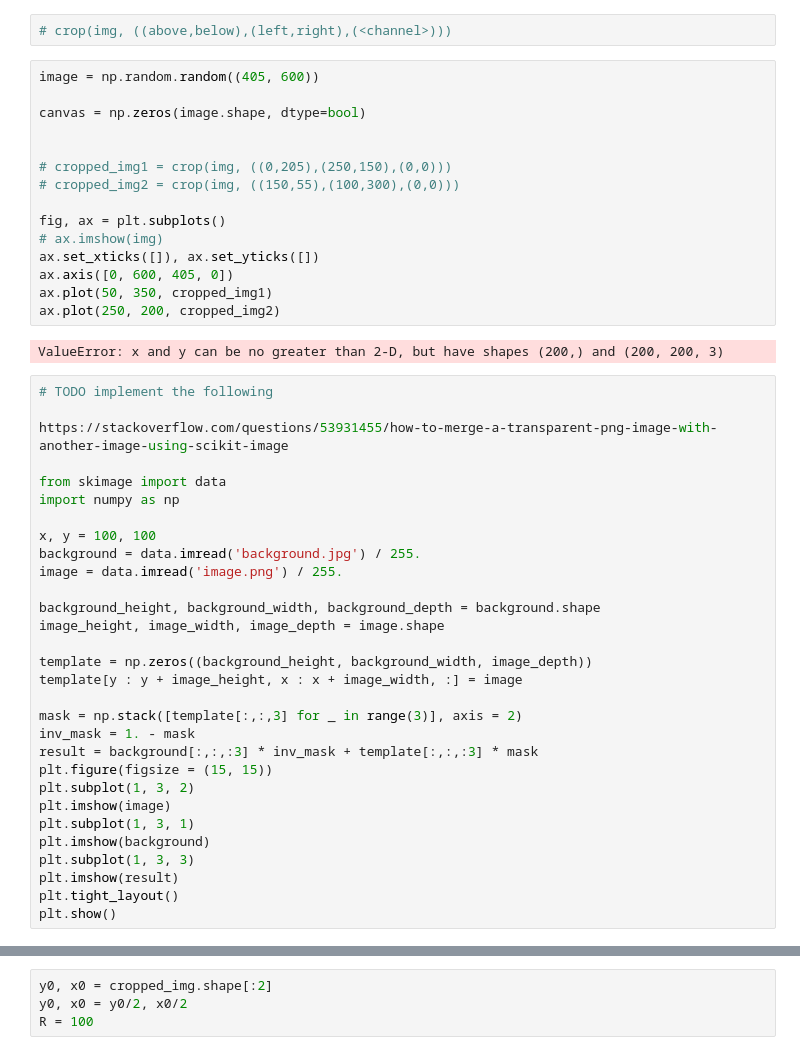
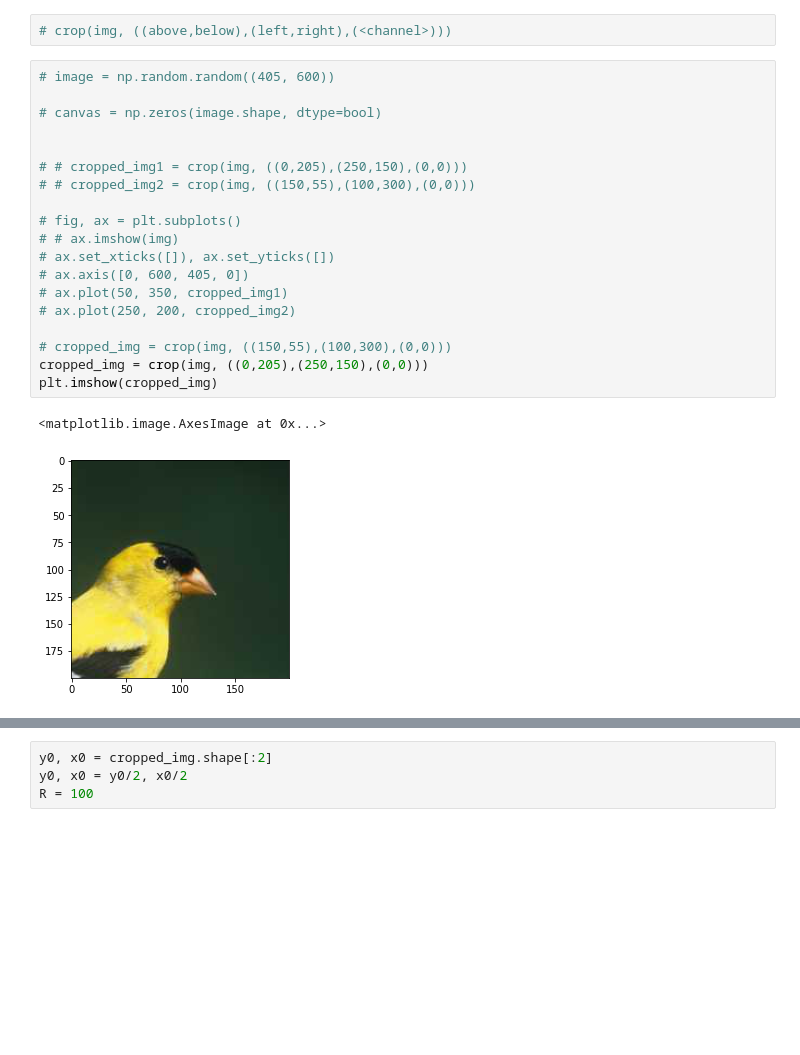
Before and after one commit to tpgmartin/inm363-individual-project, a Jupyter notebook: notebooks/Explore Image Occlusion.ipynb, the cells around one changed output, grey strips where cells are left out. Saved outputs shown, nothing was run; the diff lists cells and outputs as text; blank space fills up the shorter version.

```diff
--- a/notebooks/Explore Image Occlusion.ipynb
+++ b/notebooks/Explore Image Occlusion.ipynb
@@ -45,49 +45,24 @@ img.shape
 # %%
 # crop(img, ((above,below),(left,right),(<channel>)))
 # %%
-image = np.random.random((405, 600))
+# image = np.random.random((405, 600))
 
-canvas = np.zeros(image.shape, dtype=bool)
+# canvas = np.zeros(image.shape, dtype=bool)
 
 
-# cropped_img1 = crop(img, ((0,205),(250,150),(0,0)))
-# cropped_img2 = crop(img, ((150,55),(100,300),(0,0)))
+# # cropped_img1 = crop(img, ((0,205),(250,150),(0,0)))
+# # cropped_img2 = crop(img, ((150,55),(100,300),(0,0)))
 
-fig, ax = plt.subplots()
-# ax.imshow(img)
-ax.set_xticks([]), ax.set_yticks([])
-ax.axis([0, 600, 405, 0])
-ax.plot(50, 350, cropped_img1)
-ax.plot(250, 200, cropped_img2)
+# fig, ax = plt.subplots()
+# # ax.imshow(img)
+# ax.set_xticks([]), ax.set_yticks([])
+# ax.axis([0, 600, 405, 0])
+# ax.plot(50, 350, cropped_img1)
+# ax.plot(250, 200, cropped_img2)
+
+# cropped_img = crop(img, ((150,55),(100,300),(0,0)))
+cropped_img = crop(img, ((0,205),(250,150),(0,0)))
+plt.imshow(cropped_img)
 # %% [output]
-ValueError: x and y can be no greater than 2-D, but have shapes (200,) and (200, 200, 3)
+<matplotlib.image.AxesImage at 0x...>
+[figure, added]
-# %%
-# TODO implement the following
-
-https://stackoverflow.com/questions/53931455/how-to-merge-a-transparent-png-image-with-another-image-using-scikit-image
-
-from skimage import data
-import numpy as np
-
-x, y = 100, 100
-background = data.imread('background.jpg') / 255.
-image = data.imread('image.png') / 255.
-
-background_height, background_width, background_depth = background.shape
-image_height, image_width, image_depth = image.shape
-
-template = np.zeros((background_height, background_width, image_depth))
-template[y : y + image_height, x : x + image_width, :] = image
-
-mask = np.stack([template[:,:,3] for _ in range(3)], axis = 2)
-inv_mask = 1. - mask
-result = background[:,:,:3] * inv_mask + template[:,:,:3] * mask
-plt.figure(figsize = (15, 15))
-plt.subplot(1, 3, 2)
-plt.imshow(image)
-plt.subplot(1, 3, 1)
-plt.imshow(background)
-plt.subplot(1, 3, 3)
-plt.imshow(result)
-plt.tight_layout()
-plt.show()
```
Also changed, not shown: parts of 4 cells of this notebook.
